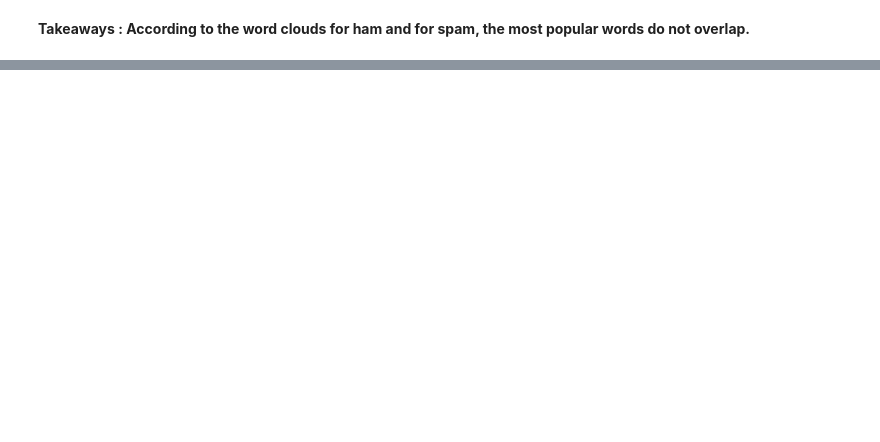
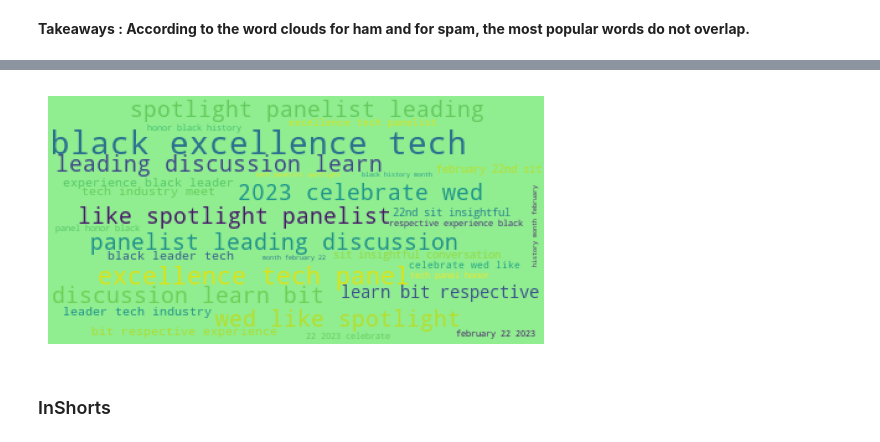
Before and after one commit to MagdalenaRahn/nlp-natural-language-processing, a Jupyter notebook: nlp_explore_exercises_01MAR23pm.ipynb, the cells around one changed output, grey strips where cells are left out. Cells and saved outputs as stored; diff of their text form; code cells hidden in the pictures; blank space fills up the shorter version.

```diff
--- a/nlp_explore_exercises_01MAR23pm.ipynb
+++ b/nlp_explore_exercises_01MAR23pm.ipynb
@@ -305,0 +527,23 @@ plt.show()
+# %%
+# making blog trigrams using 'words' variable
+
+blotgrams = pd.Series(nltk.ngrams(words, 3))
+
+fav_blotgrams = blotgrams.value_counts().head(30)
+# %%
+# fav_blotgrams wordcloud
+
+# variable to contain dico of bigram key words and value count
+chiffres = {key[0] + ' ' + key[1] + ' ' + key[2] : value for key, value in fav_blotgrams.to_dict().items()}
+
+# image variable to contain the WC of the generated value counts
+wc = WordCloud(background_color = 'lightgreen').generate_from_frequencies(chiffres)
+
+plt.imshow(wc)
+plt.axis('off')
+
+plt.show()
+# %% [output]
+[figure, added]
+# %% [markdown]
+### InShorts
```
Also changed, not shown: parts of 41 cells of this notebook, 1 other file.
